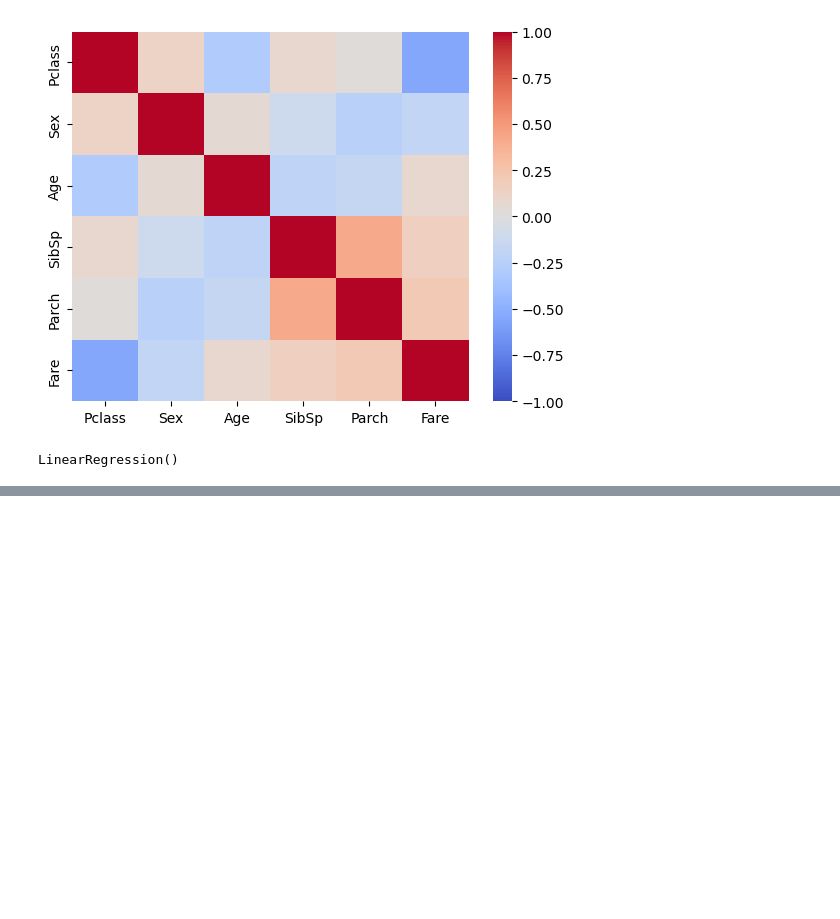
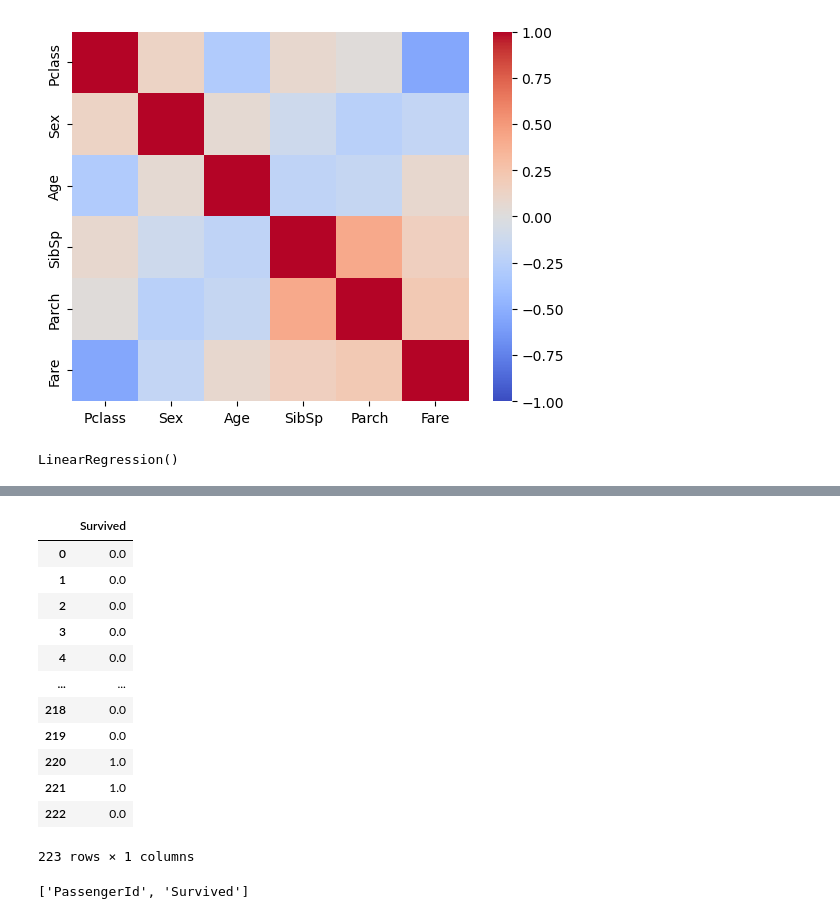
Before and after one commit to nivek14/Kaggle-Competitions, a Jupyter notebook: Titanic - Machine Learning from Disaster/titanic.ipynb, the cells around one changed output, grey strips where cells are left out. Cells and saved outputs as stored; diff of their text form; code cells hidden in the pictures; blank space fills up the shorter version.

```diff
--- a/Titanic - Machine Learning from Disaster/titanic.ipynb
+++ b/Titanic - Machine Learning from Disaster/titanic.ipynb
@@ -140,0 +185,19 @@ LinearRegression()
+# %%
+# arredondando para 0 ou 1 e utilizando abs para ajustar as predições
+survived_predictions = survived_predictions.round()
+survived_predictions = survived_predictions.abs()
+survived_predictions
+# %% [output]
+|  | Survived |
+| 0 | 0.0 |
+| 1 | 0.0 |
+| 2 | 0.0 |
+| 3 | 0.0 |
+| 4 | 0.0 |
+| ... | ... |
+| 218 | 0.0 |
+| 219 | 0.0 |
+| 220 | 1.0 |
+| 221 | 1.0 |
+| 222 | 0.0 |
+223 rows × 1 columns
@@ -140,0 +206,7 @@ LinearRegression()
+# %%
+# reordenando colunas
+cols = survived_predictions.columns.tolist()
+cols = cols[-1:] + cols[:-1]
+cols
+# %% [output]
+['PassengerId', 'Survived']
```
Also changed, not shown: parts of 9 cells of this notebook, 1 other file.
